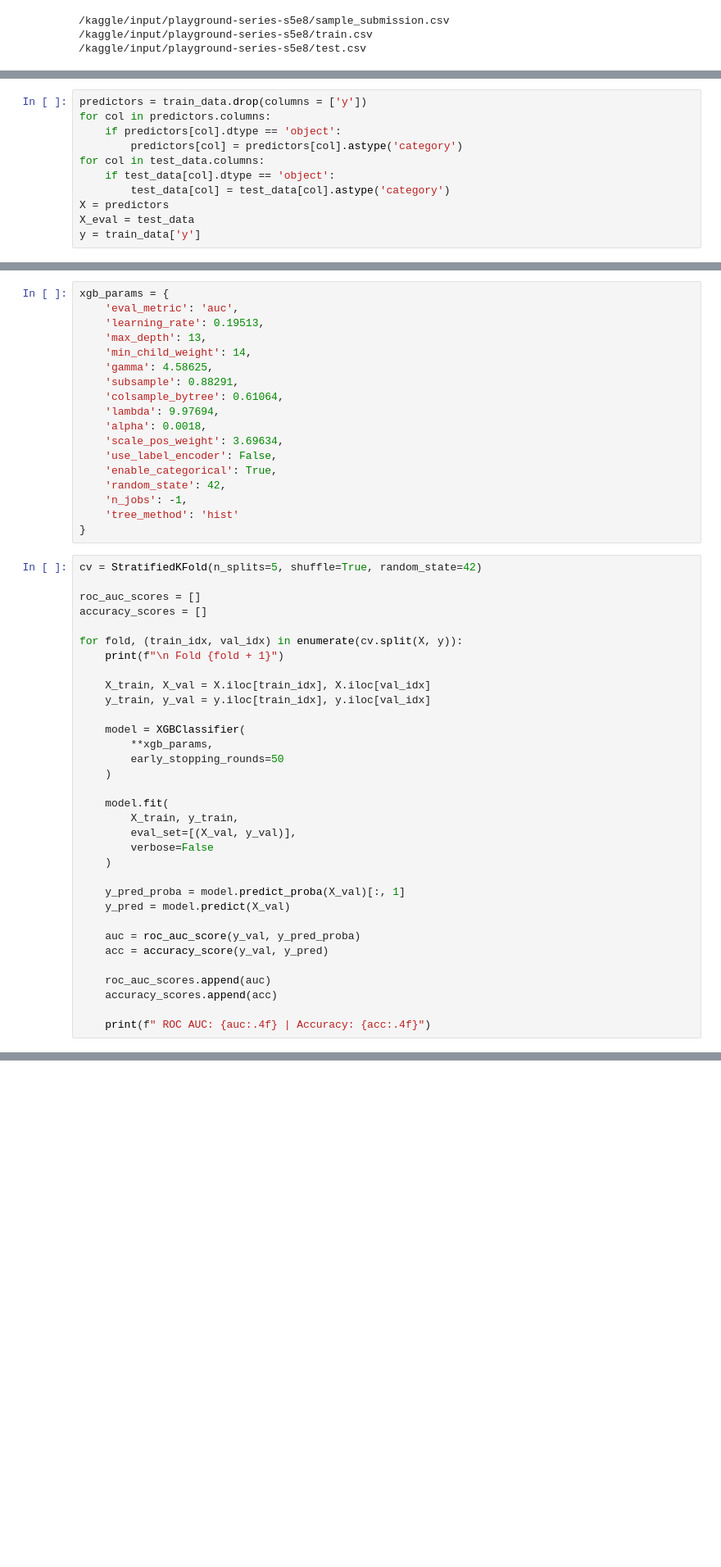
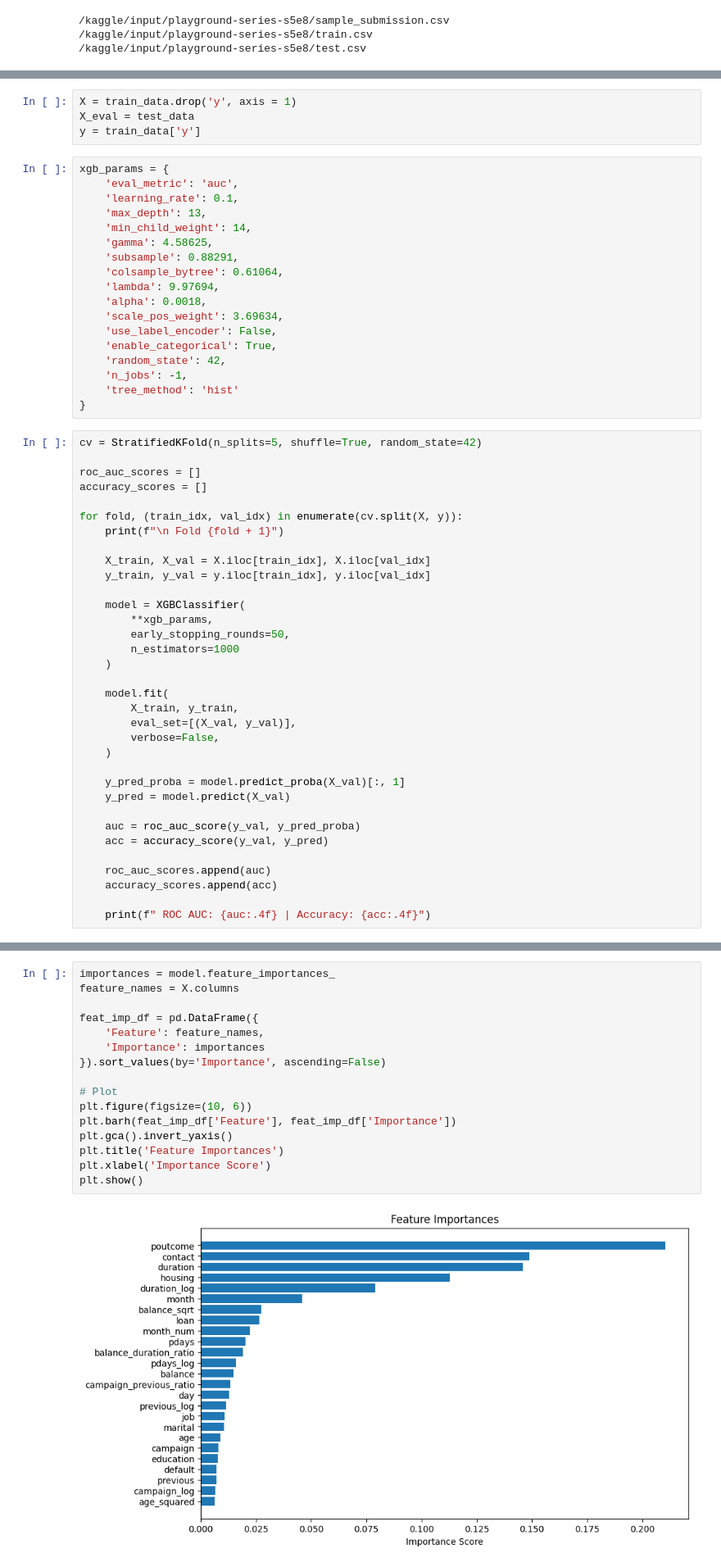
Before and after one commit to Gregory-lab-eng/kaggle-Binary-Classification-with-a-Bank-Dataset-XGB-StratifiedKFold, a Jupyter notebook: xgb-stratifiedkfold.ipynb, the cells around one changed output, grey strips where cells are left out. Shown at 82% size. Cells and saved outputs as stored; diff of their text form; blank space fills up the shorter version.

```diff
--- a/xgb-stratifiedkfold.ipynb
+++ b/xgb-stratifiedkfold.ipynb
@@ -65,14 +67,3 @@ plt.tight_layout(rect=[0, 0, 1, 0.96])
 plt.show()
 # %% [output]
 [figure]
-# %%
-predictors = train_data.drop(columns = ['y'])
-for col in predictors.columns:
-    if predictors[col].dtype == 'object':
-        predictors[col] = predictors[col].astype('category')
-for col in test_data.columns:
-    if test_data[col].dtype == 'object':
-        test_data[col] = test_data[col].astype('category')
-X = predictors
-X_eval = test_data
-y = train_data['y']
@@ -79,7 +112,11 @@ y = train_data['y']
+# %%
+X = train_data.drop('y', axis = 1)
+X_eval = test_data
+y = train_data['y']
 # %%
 xgb_params = {
     'eval_metric': 'auc',
-    'learning_rate': 0.19513,
+    'learning_rate': 0.1,
     'max_depth': 13,
     'min_child_weight': 14,
     'gamma': 4.58625,
@@ -108,13 +145,14 @@ for fold, (train_idx, val_idx) in enumerate(cv.split(X, y)):
 
     model = XGBClassifier(
         **xgb_params,
-        early_stopping_rounds=50
+        early_stopping_rounds=50,
+        n_estimators=1000
     )
 
     model.fit(
         X_train, y_train,
         eval_set=[(X_val, y_val)],
-        verbose=False
+        verbose=False,
     )
 
     y_pred_proba = model.predict_proba(X_val)[:, 1]
@@ -149,3 +187,21 @@ output.to_csv('submission.csv', index=False)
 print("Your submission was successfully saved!")
 # %% [output]
 Your submission was successfully saved!
+# %%
+importances = model.feature_importances_
+feature_names = X.columns
+
+feat_imp_df = pd.DataFrame({
+    'Feature': feature_names,
+    'Importance': importances
+}).sort_values(by='Importance', ascending=False)
+
+# Plot
+plt.figure(figsize=(10, 6))
+plt.barh(feat_imp_df['Feature'], feat_imp_df['Importance'])
+plt.gca().invert_yaxis()
+plt.title('Feature Importances')
+plt.xlabel('Importance Score')
+plt.show()
+# %% [output]
+[figure, added]
```
Also changed, not shown: parts of 5 cells of this notebook.
